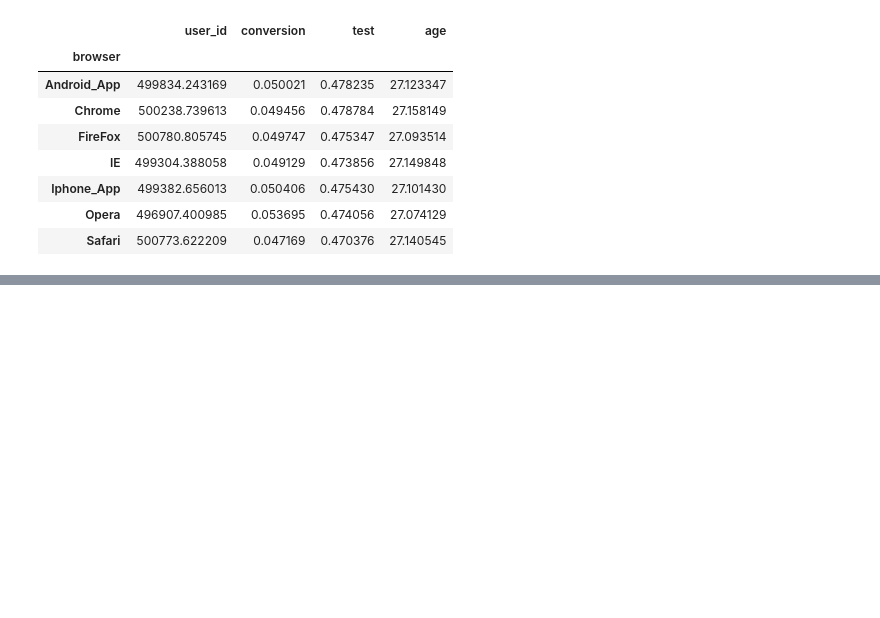
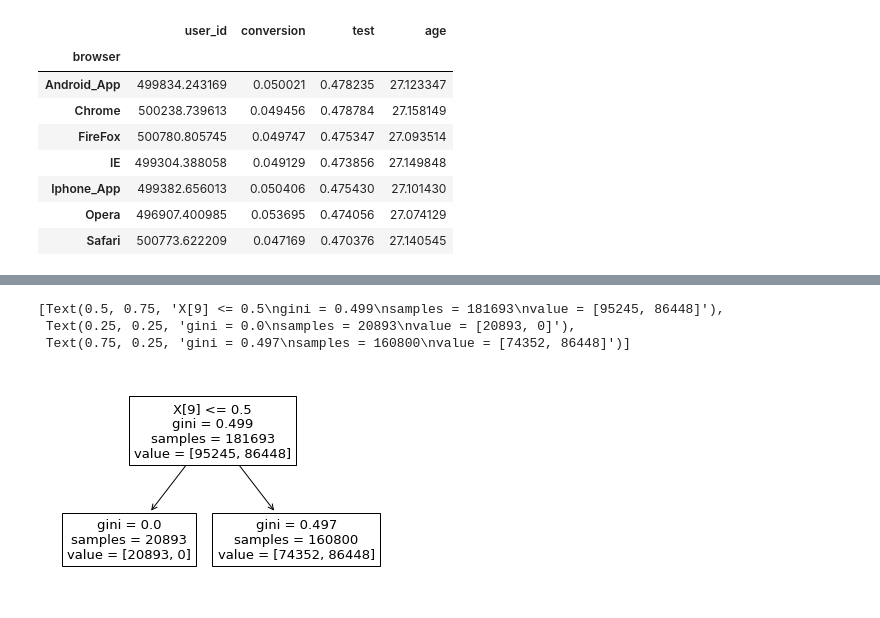
Before and after one commit to menghe2727/data_science, a Jupyter notebook: spanish_ab_test/spanish_ab_test.ipynb, the cells around one changed output, grey strips where cells are left out. Cells and saved outputs as stored; diff of their text form; code cells hidden in the pictures; blank space fills up the shorter version.

```diff
--- a/spanish_ab_test/spanish_ab_test.ipynb
+++ b/spanish_ab_test/spanish_ab_test.ipynb
@@ -375,0 +359,4 @@ tree_data
+# %%
+tree_data = all_table.drop(columns = 'conversion')
+tree_data.dropna(how = 'any', inplace = True)
+tree_data
@@ -375,0 +377,9 @@ tree_data
+# %%
+label = ['date', 'source', 'device', 'browser_language', 'ads_channel', 'browser', 'sex', 'country']
+
+for i in label:
+   tree_data[i].replace(all_table[i].unique(),range(len(all_table[i].unique())), inplace = True)
+tree_data.head()
+tree_data.dropna(how = 'any', inplace = True)
+tree_data_test = tree_data.loc[:,'test']
+tree_data_variable = tree_data.drop(columns = 'test')
@@ -375,0 +395,10 @@ tree_data
+# %%
+from sklearn import tree
+clf = tree.DecisionTreeClassifier(max_depth = 1)
+clf = clf.fit(tree_data_variable, tree_data_test)
+tree.plot_tree(clf)
+# %% [output]
+[Text(0.5, 0.75, 'X[9] <= 0.5\ngini = 0.499\nsamples = 181693\nvalue = [95245, 86448]'),
+ Text(0.25, 0.25, 'gini = 0.0\nsamples = 20893\nvalue = [20893, 0]'),
+ Text(0.75, 0.25, 'gini = 0.497\nsamples = 160800\nvalue = [74352, 86448]')]
+[figure, added]
```
Also changed, not shown: parts of 15 cells of this notebook.
